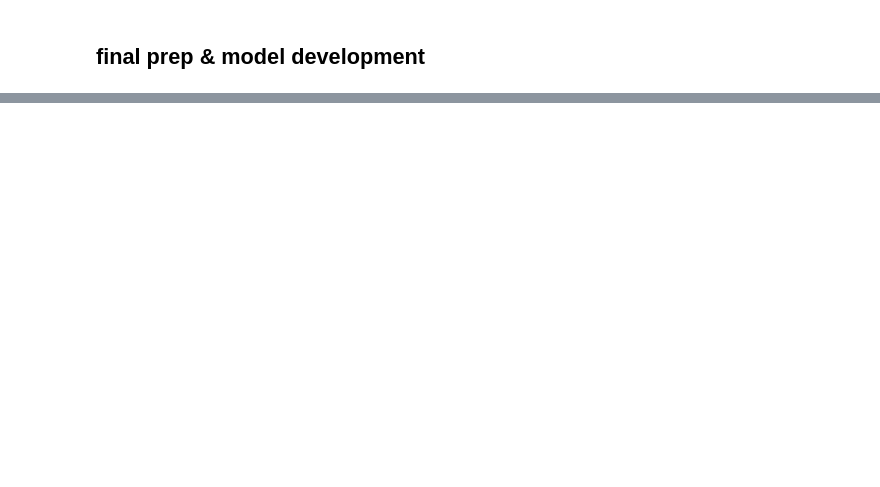
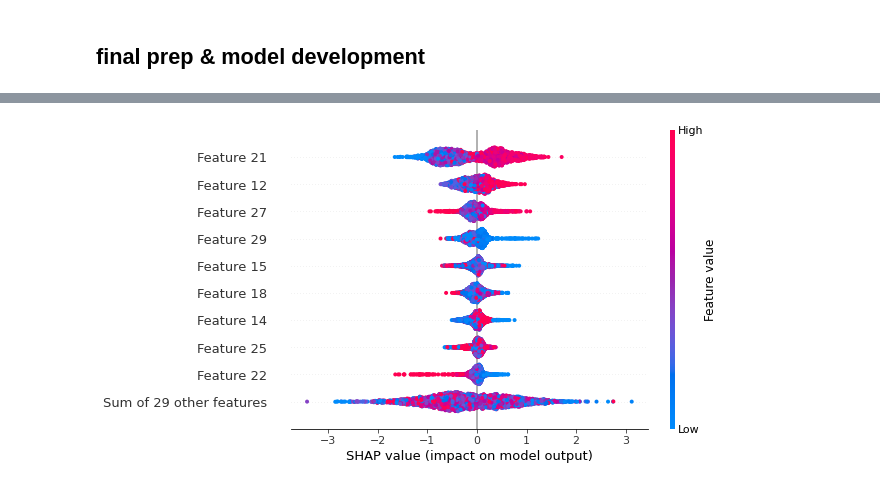
Before and after one commit to armiro/Canine-Disease-Diagnosis, a Jupyter notebook: model_dev.ipynb, the cells around one changed output, grey strips where cells are left out. Saved outputs shown, nothing was run; the diff lists cells and outputs as text; code cells hidden in the pictures; blank space fills up the shorter version.

```diff
--- a/model_dev.ipynb
+++ b/model_dev.ipynb
@@ -145,0 +268,5 @@ from sklearn.metrics import confusion_matrix
+# %%
+# summarize the effects of all the features
+shap.plots.beeswarm(shap_values)
+# %% [output]
+[figure, added]
```
Also changed, not shown: parts of 25 cells of this notebook.
